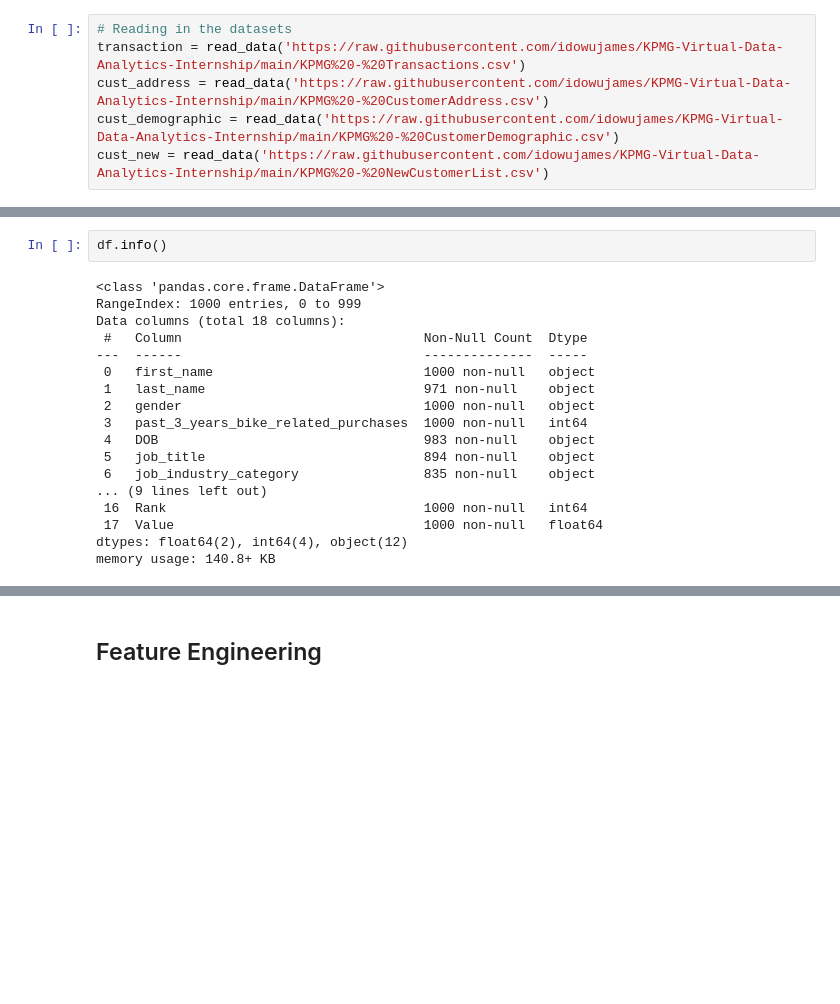
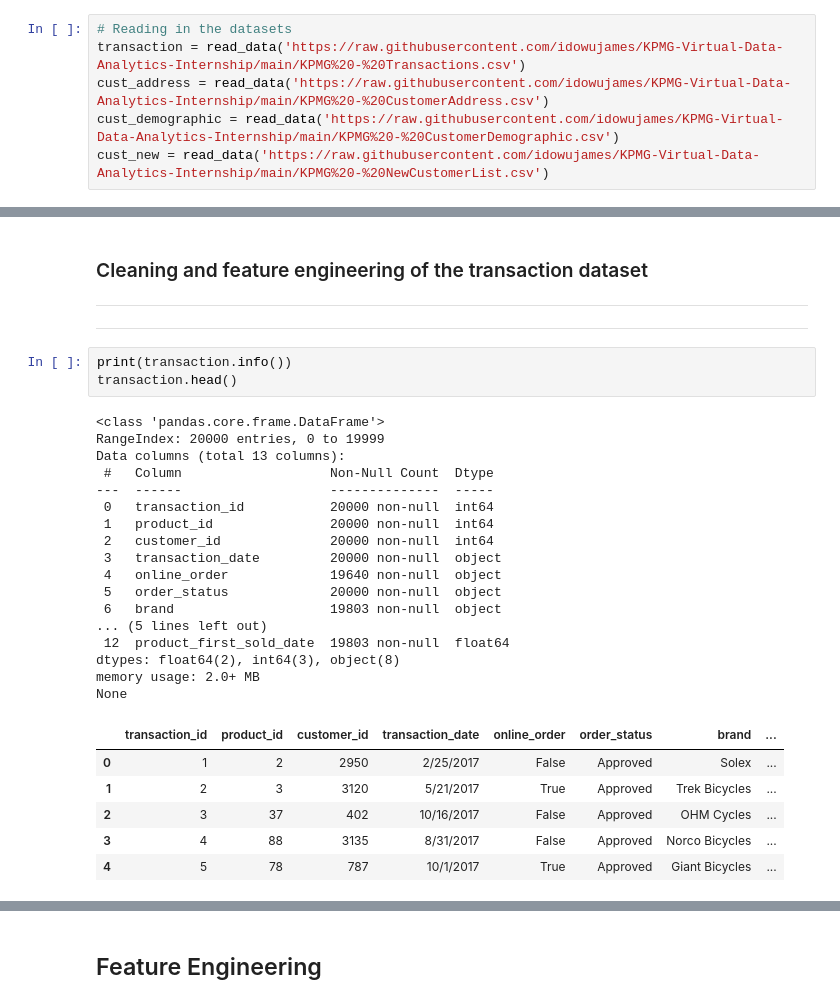
Before and after one commit to idowujames/KPMG-Virtual-Data-Analytics-Internship, a Jupyter notebook: KPMG_Virtual_Data_Analytics_Internship_(2)_Exploration_&_Model_Building.ipynb, the cells around one changed output, grey strips where cells are left out. Drawn from its saved outputs; the diff is of its cells as text; blank space fills up the shorter version.

```diff
--- a/KPMG_Virtual_Data_Analytics_Internship_(2)_Exploration_&_Model_Building.ipynb
+++ b/KPMG_Virtual_Data_Analytics_Internship_(2)_Exploration_&_Model_Building.ipynb
@@ -34,21 +31,36 @@ df.head()
-# %%
-df.info()
-# %% [output]
-<class 'pandas.core.frame.DataFrame'>
-RangeIndex: 1000 entries, 0 to 999
-Data columns (total 18 columns):
- #   Column                               Non-Null Count  Dtype
----  ------                               --------------  -----
- 0   first_name                           1000 non-null   object
- 1   last_name                            971 non-null    object
- 2   gender                               1000 non-null   object
- 3   past_3_years_bike_related_purchases  1000 non-null   int64
- 4   DOB                                  983 non-null    object
- 5   job_title                            894 non-null    object
- 6   job_industry_category                835 non-null    object
-... (9 lines left out)
- 16  Rank                                 1000 non-null   int64
- 17  Value                                1000 non-null   float64
-dtypes: float64(2), int64(4), object(12)
-memory usage: 140.8+ KB
+# %% [markdown]
+### Cleaning and feature engineering of the transaction dataset
+
+---
+
+
+
+---
+# %%
+print(transaction.info())
+transaction.head()
+# %% [output]
+<class 'pandas.core.frame.DataFrame'>
+RangeIndex: 20000 entries, 0 to 19999
+Data columns (total 13 columns):
+ #   Column                   Non-Null Count  Dtype
+---  ------                   --------------  -----
+ 0   transaction_id           20000 non-null  int64
+ 1   product_id               20000 non-null  int64
+ 2   customer_id              20000 non-null  int64
+ 3   transaction_date         20000 non-null  object
+ 4   online_order             19640 non-null  object
+ 5   order_status             20000 non-null  object
+ 6   brand                    19803 non-null  object
+... (5 lines left out)
+ 12  product_first_sold_date  19803 non-null  float64
+dtypes: float64(2), int64(3), object(8)
+memory usage: 2.0+ MB
+None
+|  | transaction_id | product_id | customer_id | transaction_date | online_order | order_status | brand | ... |
+| 0 | 1 | 2 | 2950 | 2/25/2017 | False | Approved | Solex | ... |
+| 1 | 2 | 3 | 3120 | 5/21/2017 | True | Approved | Trek Bicycles | ... |
+| 2 | 3 | 37 | 402 | 10/16/2017 | False | Approved | OHM Cycles | ... |
+| 3 | 4 | 88 | 3135 | 8/31/2017 | False | Approved | Norco Bicycles | ... |
+| 4 | 5 | 78 | 787 | 10/1/2017 | True | Approved | Giant Bicycles | ... |
 # %%
```
Also changed, not shown: parts of 16 cells of this notebook.
